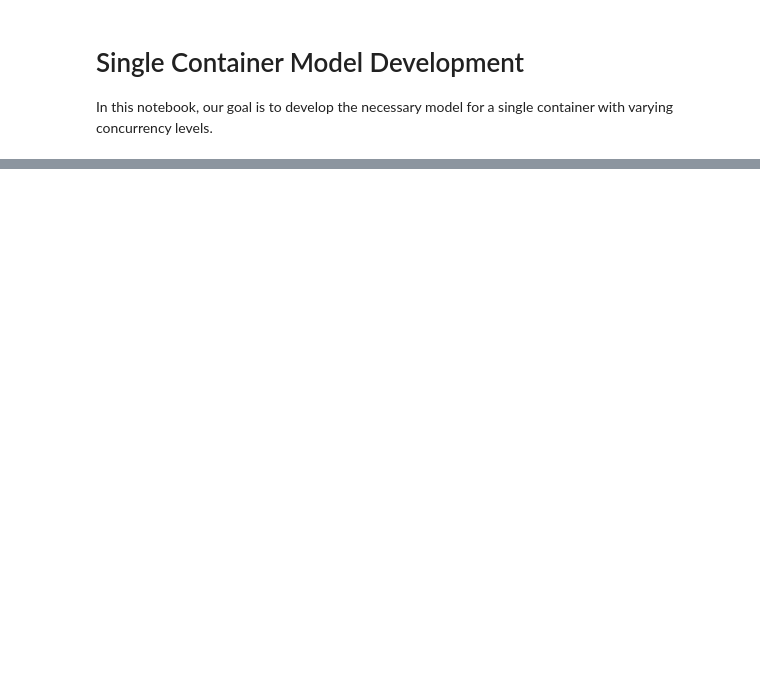
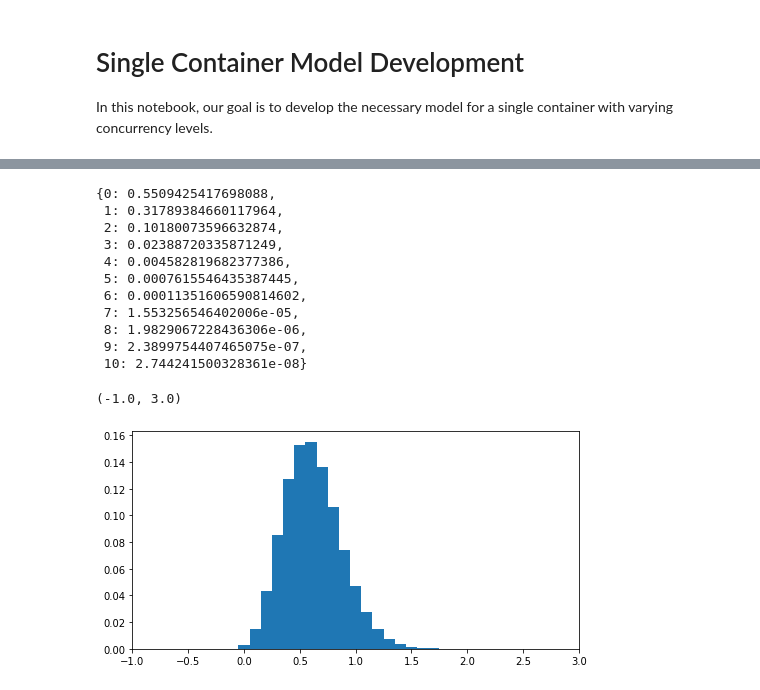
Before and after one commit to pacslab/conc-value-perf-modelling, a Jupyter notebook: model/01-container-model.ipynb, the cells around one changed output, grey strips where cells are left out. Drawn from its saved outputs; the diff is of its cells as text; code cells hidden in the pictures; blank space fills up the shorter version.

```diff
--- a/model/01-container-model.ipynb
+++ b/model/01-container-model.ipynb
@@ -155,0 +176,41 @@ Concurrency: 0.6161040935667044(avg) +- ?(std)
+# %%
+# calculate probability for adding valuees with similar distribution
+def get_averaged_distribution(vals, probs, avg_count=2):
+    dist = {vals[i]: probs[i] for i in range(len(vals))}
+    display(dist)
+
+    for _ in range(avg_count-1):
+        # single addition
+        new_dist = {}
+        for (val, prob) in zip(vals, probs):
+            for k in dist:
+                prob_val = prob * dist[k]
+                if not (k+val) in new_dist:
+                    new_dist[k+val] = 0
+
+                new_dist[k+val] += prob_val
+        dist = new_dist
+
+    # values and probabilities
+    return np.array(list(dist.keys()))/avg_count, np.array(list(dist.values()))
+
+avg_count = 10
+averaged_vals, averaged_probs = get_averaged_distribution(vals=req_df['req_count'], probs=req_df['req_count_prob'], avg_count=avg_count)
+
+plt.figure(figsize=(8,4))
+plt.bar(averaged_vals, averaged_probs, width=1/avg_count)
+plt.xlim([-1,3])
+# %% [output]
+{0: 0.5509425417698088,
+ 1: 0.31789384660117964,
+ 2: 0.10180073596632874,
+ 3: 0.02388720335871249,
+ 4: 0.004582819682377386,
+ 5: 0.0007615546435387445,
+ 6: 0.00011351606590814602,
+ 7: 1.553256546402006e-05,
+ 8: 1.9829067228436306e-06,
+ 9: 2.3899754407465075e-07,
+ 10: 2.744241500328361e-08}
+(-1.0, 3.0)
+[figure, added]
```
Also changed, not shown: parts of 8 cells of this notebook, 1 other file.
